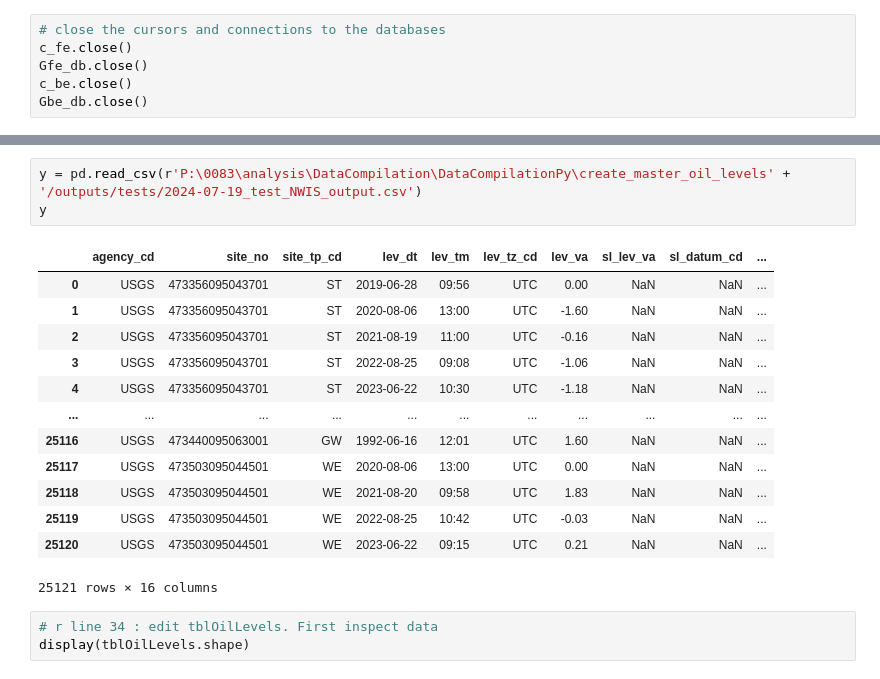
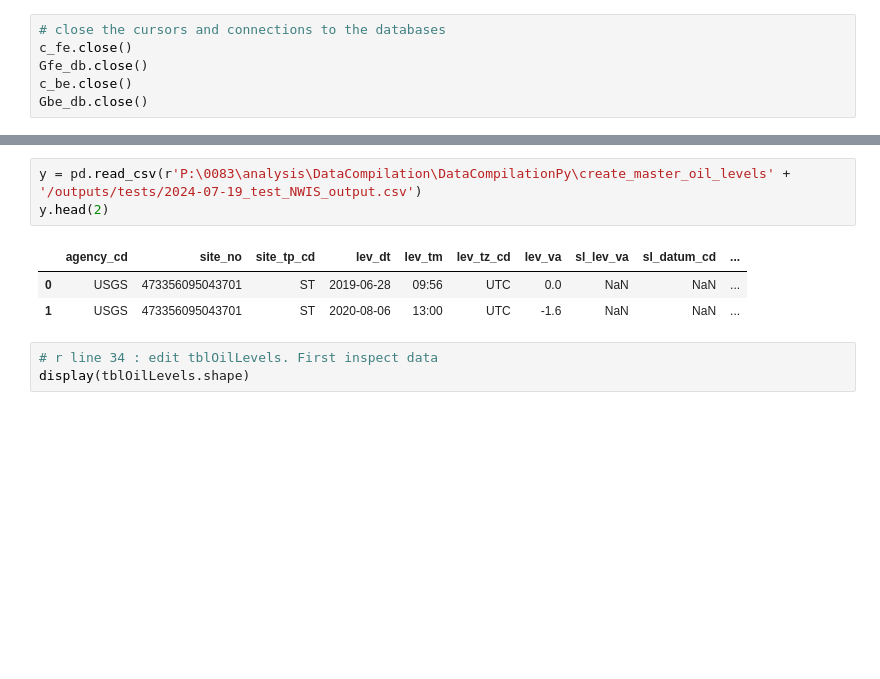
Before and after one commit to BojanMilinic/bemidji, a Jupyter notebook: 03_master_oil_water_level.ipynb, the cells around one changed output, grey strips where cells are left out. Cells and saved outputs as stored; diff of their text form; blank space fills up the shorter version.

```diff
--- a/03_master_oil_water_level.ipynb
+++ b/03_master_oil_water_level.ipynb
@@ -219,20 +174,10 @@ x
 # %%
 y = pd.read_csv(r'P:\0083\analysis\DataCompilation\DataCompilationPy\create_master_oil_levels' + '/outputs/tests/2024-07-19_test_NWIS_output.csv')
-y
+y.head(2)
 # %% [output]
 |  | agency_cd | site_no | site_tp_cd | lev_dt | lev_tm | lev_tz_cd | lev_va | sl_lev_va | sl_datum_cd | ... |
-| 0 | USGS | 473356095043701 | ST | 2019-06-28 | 09:56 | UTC | 0.00 | NaN | NaN | ... |
-| 1 | USGS | 473356095043701 | ST | 2020-08-06 | 13:00 | UTC | -1.60 | NaN | NaN | ... |
-| 2 | USGS | 473356095043701 | ST | 2021-08-19 | 11:00 | UTC | -0.16 | NaN | NaN | ... |
-| 3 | USGS | 473356095043701 | ST | 2022-08-25 | 09:08 | UTC | -1.06 | NaN | NaN | ... |
-| 4 | USGS | 473356095043701 | ST | 2023-06-22 | 10:30 | UTC | -1.18 | NaN | NaN | ... |
-| ... | ... | ... | ... | ... | ... | ... | ... | ... | ... | ... |
-| 25116 | USGS | 473440095063001 | GW | 1992-06-16 | 12:01 | UTC | 1.60 | NaN | NaN | ... |
-| 25117 | USGS | 473503095044501 | WE | 2020-08-06 | 13:00 | UTC | 0.00 | NaN | NaN | ... |
-| 25118 | USGS | 473503095044501 | WE | 2021-08-20 | 09:58 | UTC | 1.83 | NaN | NaN | ... |
-| 25119 | USGS | 473503095044501 | WE | 2022-08-25 | 10:42 | UTC | -0.03 | NaN | NaN | ... |
-| 25120 | USGS | 473503095044501 | WE | 2023-06-22 | 09:15 | UTC | 0.21 | NaN | NaN | ... |
+| 0 | USGS | 473356095043701 | ST | 2019-06-28 | 09:56 | UTC | 0.0 | NaN | NaN | ... |
+| 1 | USGS | 473356095043701 | ST | 2020-08-06 | 13:00 | UTC | -1.6 | NaN | NaN | ... |
-25121 rows × 16 columns
 # %%
 # r line 34 : edit tblOilLevels. First inspect data
 display(tblOilLevels.shape)
```
Also changed, not shown: parts of 47 cells of this notebook.
